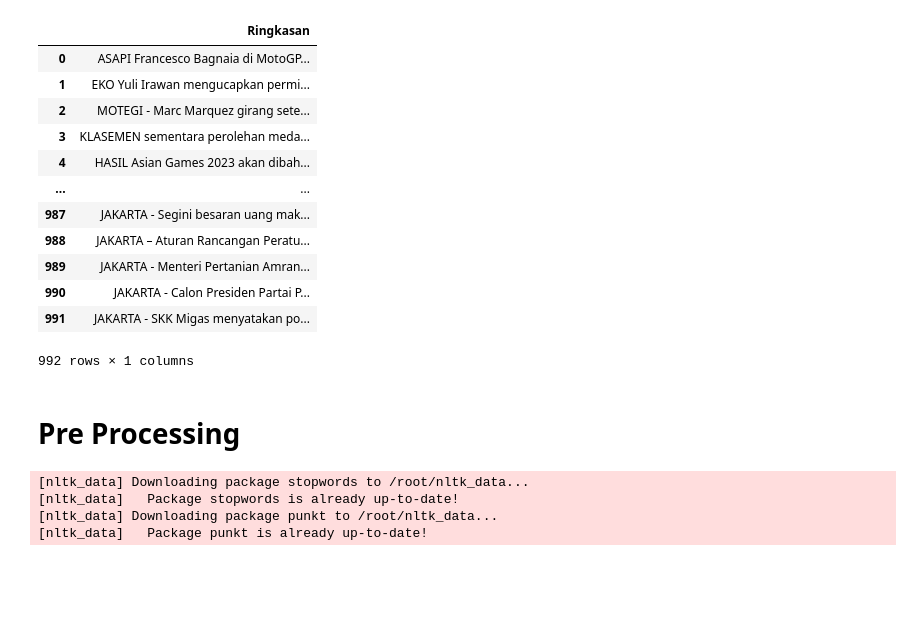
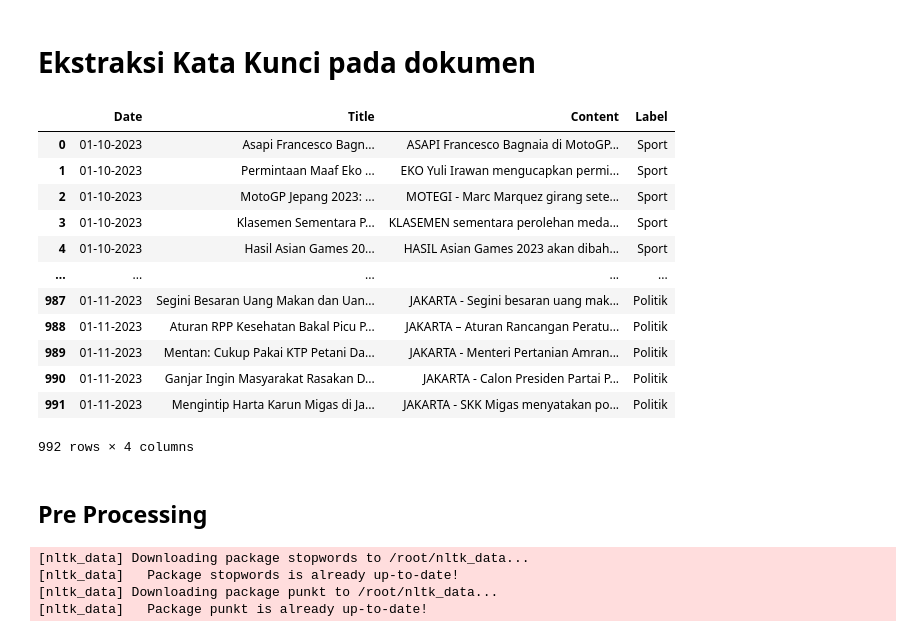
Before and after one commit to khikisb/ppw, a Jupyter notebook: _sources/tugas-ppw/Tugas-5.ipynb, the cells around one changed output. Saved outputs shown, nothing was run; the diff lists cells and outputs as text; code cells hidden in the pictures; blank space fills up the shorter version.

```diff
--- a/_sources/tugas-ppw/Tugas-5.ipynb
+++ b/_sources/tugas-ppw/Tugas-5.ipynb
@@ -1,3 +1,5 @@
+# %% [markdown]
+# Ekstraksi Kata Kunci pada dokumen
 # %%
 import pandas as pd
 import numpy as np
@@ -5,24 +7,24 @@ from itertools import combinations
 import networkx as nx
 import matplotlib.pyplot as plt
 # %%
-data = pd.read_csv("/content/drive/MyDrive/ppw/tugas/data_tugas4/df_ringkasan.csv")
+data = pd.read_csv("/content/drive/MyDrive/ppw/tugas/data_tugas4/data_label_news.csv")
 data
 # %% [output]
-|  | Ringkasan |
-| 0 | ASAPI Francesco Bagnaia di MotoGP... |
-| 1 | EKO Yuli Irawan mengucapkan permi... |
-| 2 | MOTEGI - Marc Marquez girang sete... |
-| 3 | KLASEMEN sementara perolehan meda... |
-| 4 | HASIL Asian Games 2023 akan dibah... |
-| ... | ... |
-| 987 | JAKARTA - Segini besaran uang mak... |
-| 988 | JAKARTA – Aturan Rancangan Peratu... |
-| 989 | JAKARTA - Menteri Pertanian Amran... |
-| 990 | JAKARTA - Calon Presiden Partai P... |
-| 991 | JAKARTA - SKK Migas menyatakan po... |
+|  | Date | Title | Content | Label |
+| 0 | 01-10-2023 | Asapi Francesco Bagn... | ASAPI Francesco Bagnaia di MotoGP... | Sport |
+| 1 | 01-10-2023 | Permintaan Maaf Eko ... | EKO Yuli Irawan mengucapkan permi... | Sport |
+| 2 | 01-10-2023 | MotoGP Jepang 2023: ... | MOTEGI - Marc Marquez girang sete... | Sport |
+| 3 | 01-10-2023 | Klasemen Sementara P... | KLASEMEN sementara perolehan meda... | Sport |
+| 4 | 01-10-2023 | Hasil Asian Games 20... | HASIL Asian Games 2023 akan dibah... | Sport |
+| ... | ... | ... | ... | ... |
+| 987 | 01-11-2023 | Segini Besaran Uang Makan dan Uan... | JAKARTA - Segini besaran uang mak... | Politik |
+| 988 | 01-11-2023 | Aturan RPP Kesehatan Bakal Picu P... | JAKARTA – Aturan Rancangan Peratu... | Politik |
+| 989 | 01-11-2023 | Mentan: Cukup Pakai KTP Petani Da... | JAKARTA - Menteri Pertanian Amran... | Politik |
+| 990 | 01-11-2023 | Ganjar Ingin Masyarakat Rasakan D... | JAKARTA - Calon Presiden Partai P... | Politik |
+| 991 | 01-11-2023 | Mengintip Harta Karun Migas di Ja... | JAKARTA - SKK Migas menyatakan po... | Politik |
-992 rows × 1 columns
+992 rows × 4 columns
 # %% [markdown]
-# Pre Processing
+## Pre Processing
 # %%
 import nltk
 import pandas as pd
```
Also changed, not shown: parts of 11 cells of this notebook, 14 other files.
